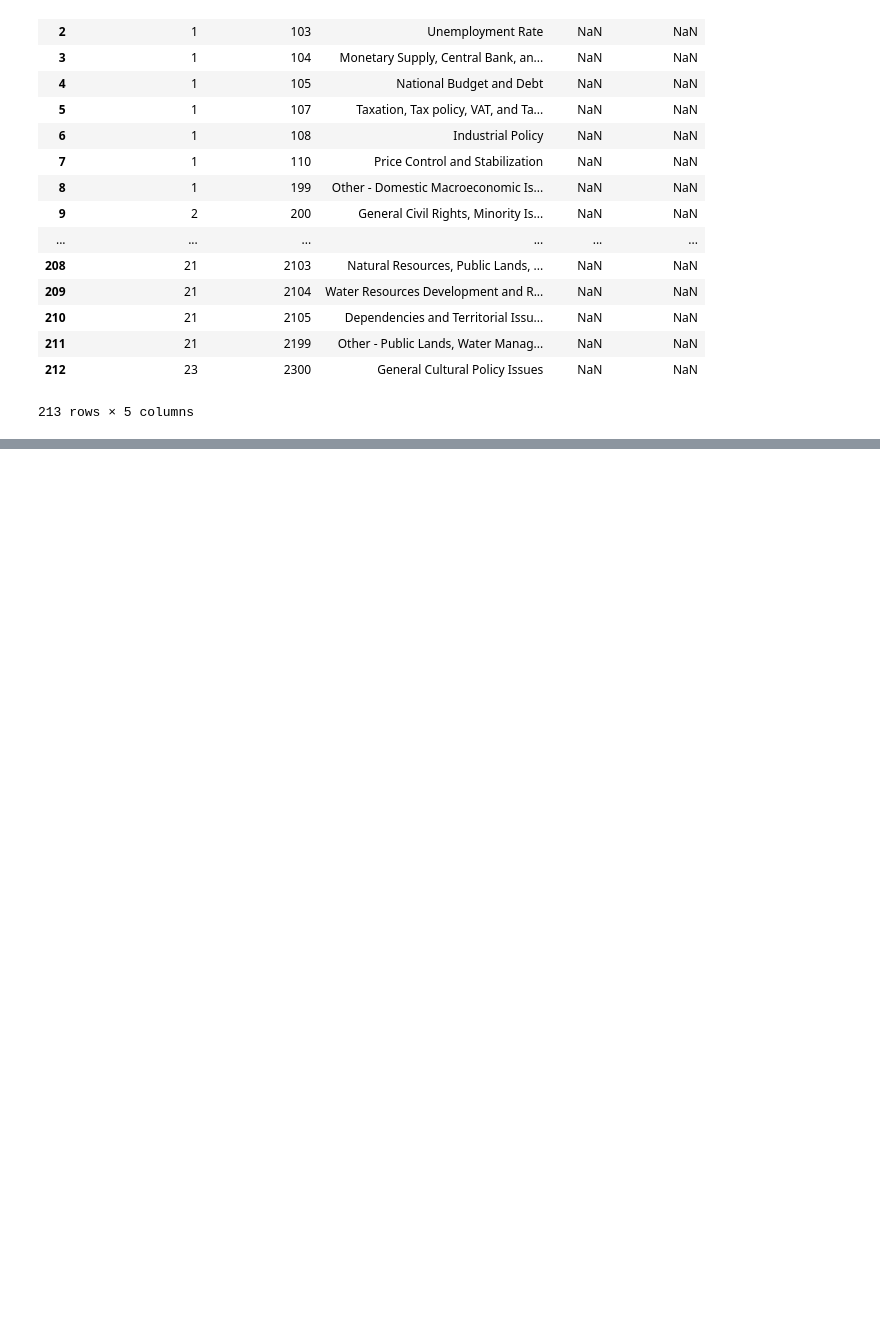
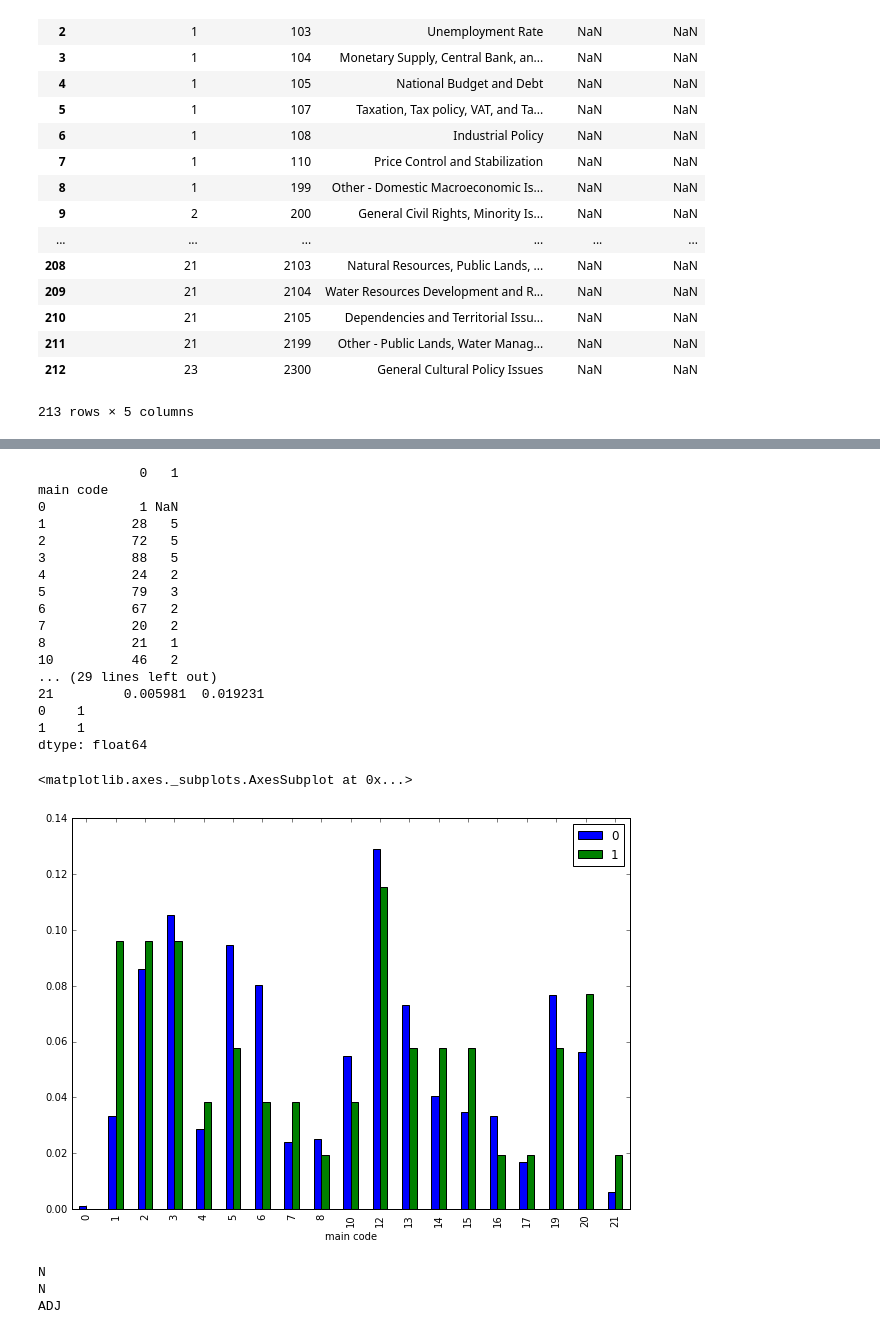
Before and after one commit to jvdzwaan/dilipad, a Jupyter notebook: results/CAP vragenuurtje.ipynb, the cells around one changed output, grey strips where cells are left out. Saved outputs shown, nothing was run; the diff lists cells and outputs as text; code cells hidden in the pictures; blank space fills up the shorter version.

```diff
--- a/results/CAP vragenuurtje.ipynb
+++ b/results/CAP vragenuurtje.ipynb
@@ -6,7 +6,7 @@ import numpy as np
 import matplotlib.pyplot as plt
 import pandas as pd
 
-plt.rcParams['figure.figsize'] = (3, 3)
+plt.rcParams['figure.figsize'] = (5, 5)
 # %%
 cap = pd.read_csv('/home/jvdzwaan/data/dilipad/CAP/MasterCodebookTopics.csv')
 cap
@@ -71,0 +56,9 @@ huidige vergunning c.q. de nieuwe vergunning?
+# %%
+config = {
+    "inputData": "/path/to/input/data/*",
+    "outDir": "/home/jvdzwaan/data/dilipad/results/all_years-adj-cabinets_selected-parties/{}",
+    "nTopics": 100
+}
+
+usefulness_data = pd.read_csv(config.get('outDir').format('topics_100_data.csv'), index_col=0, encoding='utf-8')
+#usefulness_data
@@ -71,0 +68,35 @@ huidige vergunning c.q. de nieuwe vergunning?
+# %%
+#onze data: 1999-09-21 2012-09-11
+
+data['main code'] = data.apply(lambda row: int(row['subcode']) / 100, axis=1)
+#data.loc[(data[u'date '] >= '1999-09-21') & (data[u'date '] <= '2012-09-11')]
+
+df1 = data.loc[(data[u'date '] >= '1999-09-21') & (data[u'date '] <= '2012-09-11')].groupby('main code').size()
+df2 = usefulness_data.groupby('cap').size()
+p = pd.concat([df1, df2], axis=1, join_axes=[df1.index])
+print p
+p_norm = p/p.sum()
+print p_norm
+print p_norm.sum()
+p_norm.plot(kind='bar', figsize=(10, 7))
+#print data.groupby('main code').size()
+# %% [output]
+             0   1
+main code
+0            1 NaN
+1           28   5
+2           72   5
+3           88   5
+4           24   2
+5           79   3
+6           67   2
+7           20   2
+8           21   1
+10          46   2
+... (29 lines left out)
+21         0.005981  0.019231
+0    1
+1    1
+dtype: float64
+<matplotlib.axes._subplots.AxesSubplot at 0x...>
+[figure, added]
@@ -71,0 +106,11 @@ huidige vergunning c.q. de nieuwe vergunning?
+# %%
+import re
+
+regex = re.compile(r'\(.*\)')
+print regex.sub('', 'N(soort,ev,basis,zijd,stan)')
+print regex.sub('', 'N()')
+print regex.sub('', 'ADJ(prenom,basis,met-e,stan)')
+# %% [output]
+N
+N
+ADJ
```
Also changed, not shown: parts of 3 cells of this notebook, 1 other file.
